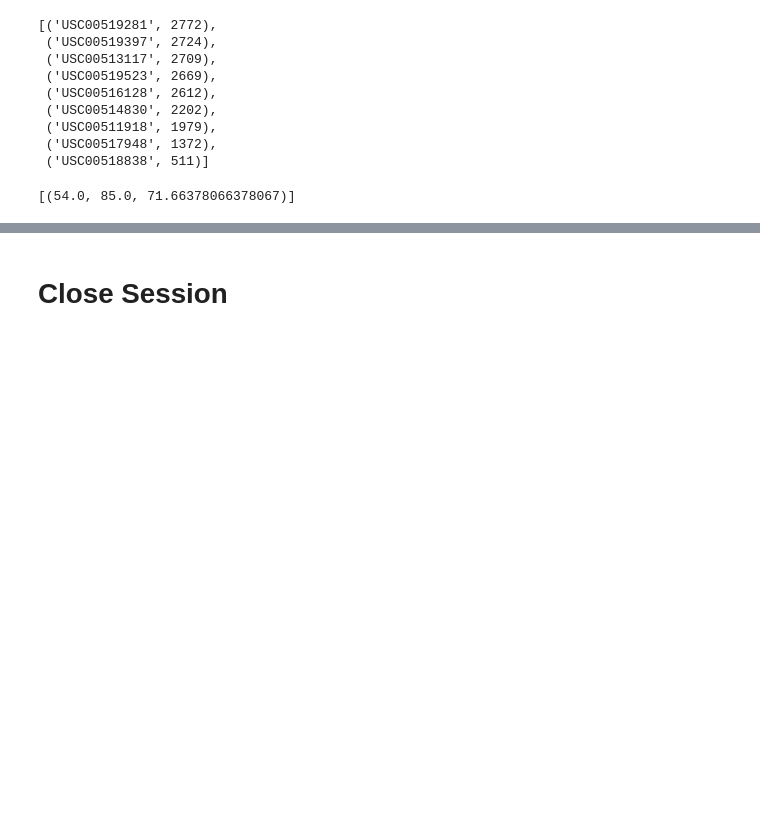
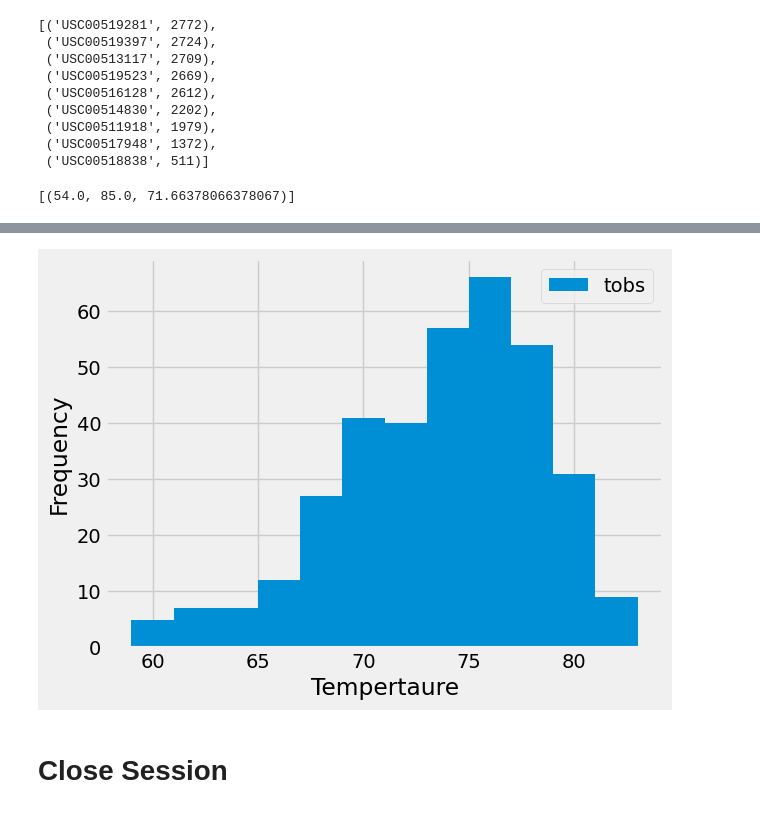
Before and after one commit to Andrew-Bourgeois/sqlalchemy-challenge, a Jupyter notebook: SurfsUp/climate.ipynb, the cells around one changed output, grey strips where cells are left out. Cells and saved outputs as stored; diff of their text form; code cells hidden in the pictures; blank space fills up the shorter version.

Commit message:
updated kdatetime, timedelta and most active code sections in both appy.py and climate.ipynb

```diff
--- a/SurfsUp/climate.ipynb
+++ b/SurfsUp/climate.ipynb
@@ -97,7 +97,9 @@ no_stations
 # %%
 # Design a query to find the most active stations (i.e. which stations have the most rows?)
 # List the stations and their counts in descending order.
-most_active_sta = session.query(Measurement.station, func.count(Measurement.station)).group_by(Measurement.station).order_by(func.count(Measurement.station).desc()).all()
+most_active_sta = session.query(Measurement.station, func.count(Measurement.station)).group_by(Measurement.station).\
+    order_by(func.count(Measurement.station).desc()).\
+        all()
 most_active_sta
 # %% [output]
 [('USC00519281', 2772),
@@ -111,8 +113,11 @@ most_active_sta
  ('USC00518838', 511)]
 # %%
 # Using the most active station id from the previous query, calculate the lowest, highest, and average temperature.
+most_active = most_active_sta[0][0]
+
 top_station = session.query(func.min(Measurement.tobs), func.max(
-    Measurement.tobs), func.avg(Measurement.tobs)).filter(Measurement.station == 'USC00519281').all()
+    Measurement.tobs), func.avg(Measurement.tobs)).\
+    filter(Measurement.station == most_active).all()
 print(top_station)
 # %% [output]
 [(54.0, 85.0, 71.66378066378067)]
@@ -123,13 +128,19 @@ print(top_station)
 # First need to find the most recent observation date, use same query as before
 # but filter for most active station
 most_active_last_obs = session.query(Measurement.date).order_by(
-    desc(Measurement.date)).filter(Measurement.station == 'USC00519281').first()
+    desc(Measurement.date)).\
+        filter(Measurement.station == most_active).first()
 most_active_last_obs
 
 # Calculate date for 12 mos prior, which is '2016-08-18'
+new_date = dt.strptime(most_active_last_obs[0], '%Y-%m-%d')
+previous_date = new_date - td(days=365)
+print(previous_date)
 
 # Query the last 12 months data for this station.
-most_active_last_12 = session.query(measurement.tobs).filter(measurement.station == 'USC00519281').filter(measurement.date >= '2016-08-18').all()
+most_active_last_12 = session.query(Measurement.tobs).\
+    filter(Measurement.station == most_active).\
+        filter(Measurement.date >= previous_date).all()
 most_active_last_12
 
 ma_temps = pd.DataFrame(most_active_last_12)
@@ -145,3 +156,4 @@ NameError: name 'measurement' is not defined
+[figure, added]
 # %% [markdown]
 # Close Session
 # %%
```
Also changed, not shown: parts of 2 cells of this notebook, 1 other file.
